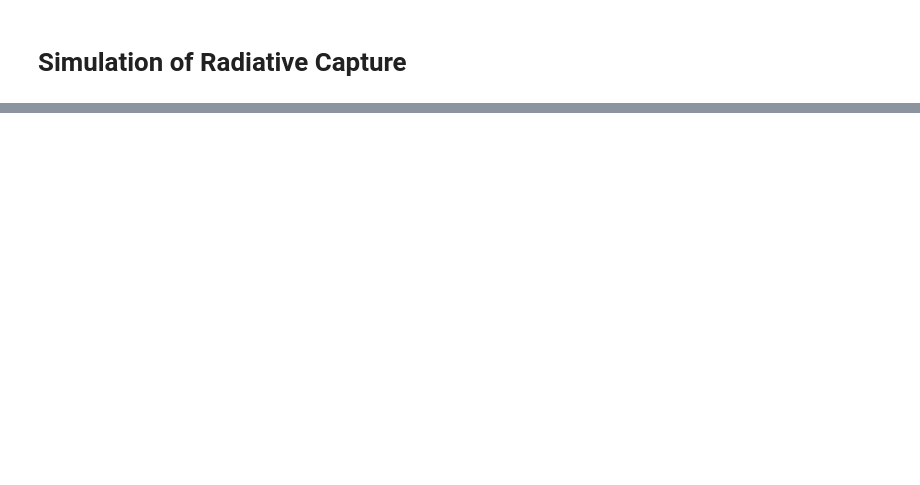
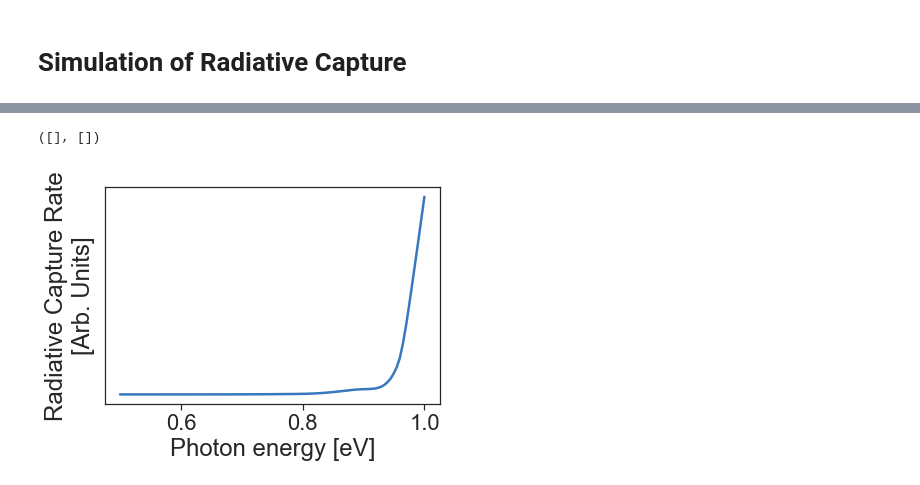
Before and after one commit to materialsproject/pymatgen-analysis-defects, a Jupyter notebook: tutorials/4-radiative-capture.ipynb, the cells around one changed output, grey strips where cells are left out. Cells and saved outputs as stored; diff of their text form; code cells hidden in the pictures; blank space fills up the shorter version.

```diff
--- a/tutorials/4-radiative-capture.ipynb
+++ b/tutorials/4-radiative-capture.ipynb
@@ -34,0 +85,25 @@ plt.plot(T, rc)
+# %%
+from copy import deepcopy
+
+fake_final = deepcopy(rad_cap.initial_state)
+fake_final.charge_state = -1
+fake_final2 = deepcopy(rad_cap.initial_state)
+fake_final2.charge_state = -1
+fake_final2.omega = 0.7
+# %%
+rcap = RadiativeCatpture(
+    initial_state=rad_cap.initial_state,
+    final_state=fake_final2,
+    dQ=0.0,
+    waveder=rad_cap.waveder,
+)
+dE = 1.0
+omega_photon = np.linspace(0.5, 1.0, 100)
+res = [rcap.get_coeff(T=600, dE=dE, omega_photon=op) for op in omega_photon]
+plt.plot(omega_photon, res)
+plt.xlabel("Photon energy [eV]")
+plt.ylabel("Radiative Capture Rate\n[Arb. Units]")
+plt.yticks([])
+# %% [output]
+([], [])
+[figure, added]
```
Also changed, not shown: parts of 21 cells of this notebook, 3 other files.
